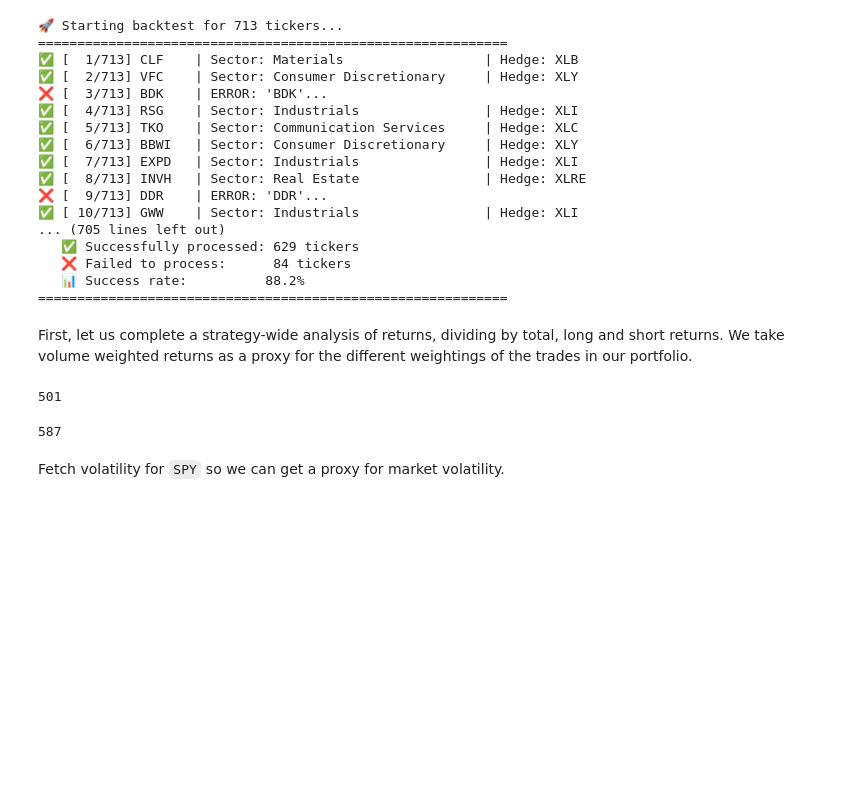
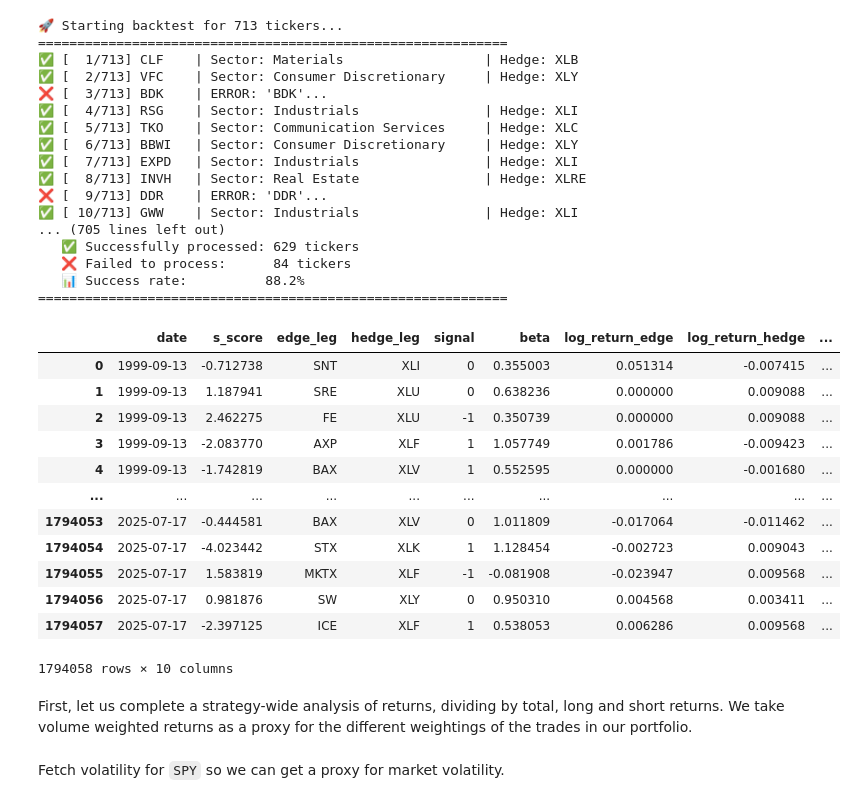
Before and after one commit to haezera/stat-arb-in-us-equities, a Jupyter notebook: research/backtest.ipynb, the cells around one changed output. Saved outputs shown, nothing was run; the diff lists cells and outputs as text; code cells hidden in the pictures; blank space fills up the shorter version.

```diff
--- a/research/backtest.ipynb
+++ b/research/backtest.ipynb
@@ -354,6 +342,22 @@ print("=" * 60)
 ============================================================
 # %%
 strategy_history = pd.concat(positions).sort_values('date').reset_index(drop=True)
+# %%
+strategy_history
+# %% [output]
+|  | date | s_score | edge_leg | hedge_leg | signal | beta | log_return_edge | log_return_hedge | ... |
+| 0 | 1999-09-13 | -0.712738 | SNT | XLI | 0 | 0.355003 | 0.051314 | -0.007415 | ... |
+| 1 | 1999-09-13 | 1.187941 | SRE | XLU | 0 | 0.638236 | 0.000000 | 0.009088 | ... |
+| 2 | 1999-09-13 | 2.462275 | FE | XLU | -1 | 0.350739 | 0.000000 | 0.009088 | ... |
+| 3 | 1999-09-13 | -2.083770 | AXP | XLF | 1 | 1.057749 | 0.001786 | -0.009423 | ... |
+| 4 | 1999-09-13 | -1.742819 | BAX | XLV | 1 | 0.552595 | 0.000000 | -0.001680 | ... |
+| ... | ... | ... | ... | ... | ... | ... | ... | ... | ... |
+| 1794053 | 2025-07-17 | -0.444581 | BAX | XLV | 0 | 1.011809 | -0.017064 | -0.011462 | ... |
+| 1794054 | 2025-07-17 | -4.023442 | STX | XLK | 1 | 1.128454 | -0.002723 | 0.009043 | ... |
+| 1794055 | 2025-07-17 | 1.583819 | MKTX | XLF | -1 | -0.081908 | -0.023947 | 0.009568 | ... |
+| 1794056 | 2025-07-17 | 0.981876 | SW | XLY | 0 | 0.950310 | 0.004568 | 0.003411 | ... |
+| 1794057 | 2025-07-17 | -2.397125 | ICE | XLF | 1 | 0.538053 | 0.006286 | 0.009568 | ... |
+1794058 rows × 10 columns
 # %% [markdown]
 First, let us complete a strategy-wide analysis of returns, dividing by total, long and short returns. We take volume weighted returns as a proxy for the different weightings of the trades in our portfolio.
 # %%
@@ -413,29 +413,0 @@ positions, per_stock_positions = get_portfolio_performance(strategy_history, tra
-# %%
-# fill portfolio positions
-
-positions[[
-    'date',
-    'vw_long_return',
-    'vw_short_return',
-    'portfolio_return',
-    'portfolio_return_winsorized',
-    'total_positions'
-]].to_sql(
-    'positions',
-    db_conn,
-    if_exists='append',
-    index=False
-)
-# %% [output]
-501
-# %%
-# save per-stock positions
-
-per_stock_positions.to_sql(
-    'per_stock_positions',
-    db_conn,
-    if_exists='append',
-    index=False
-)
-# %% [output]
-587
```
Also changed, not shown: parts of 20 cells of this notebook, 4 other files.
